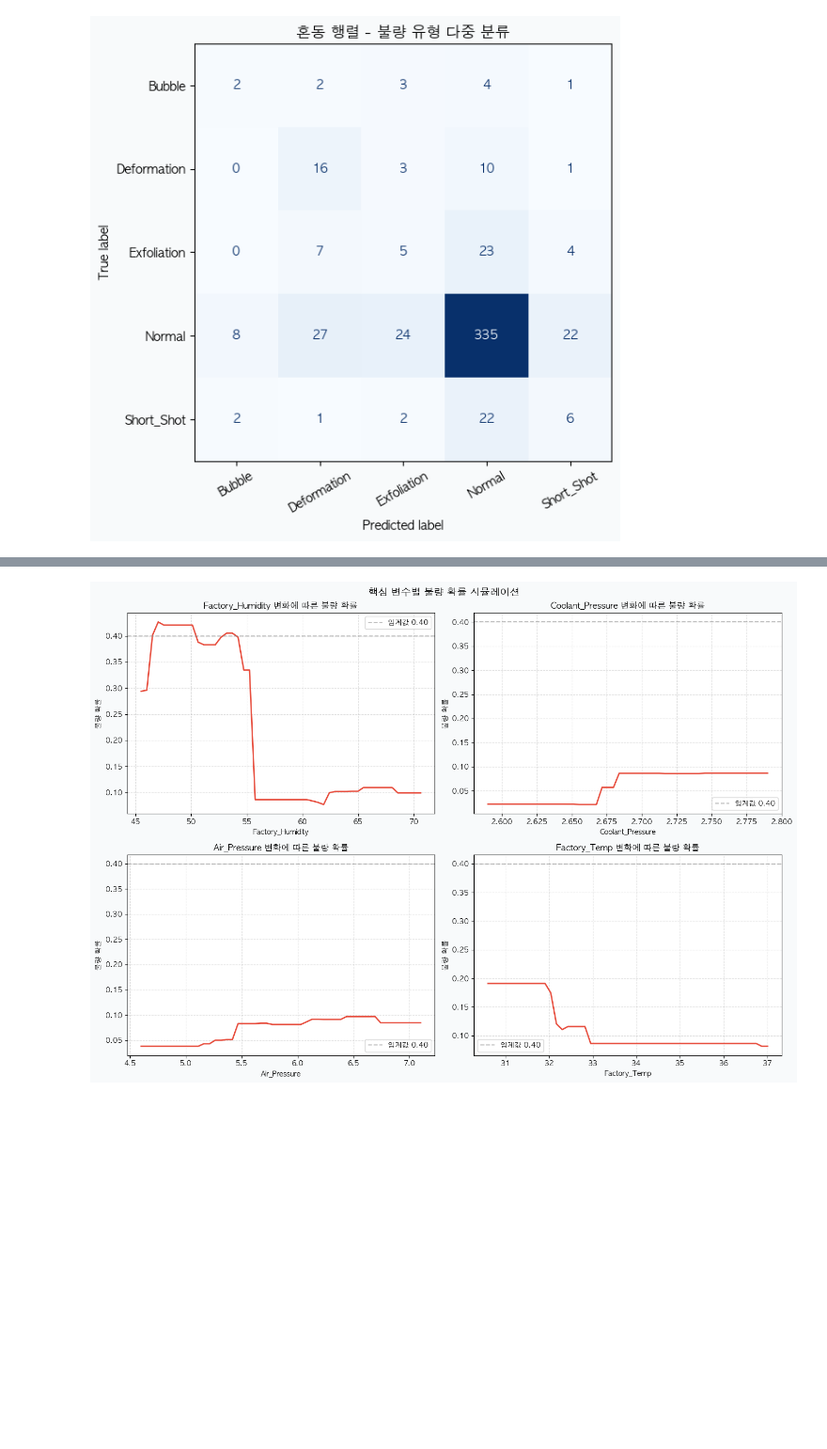
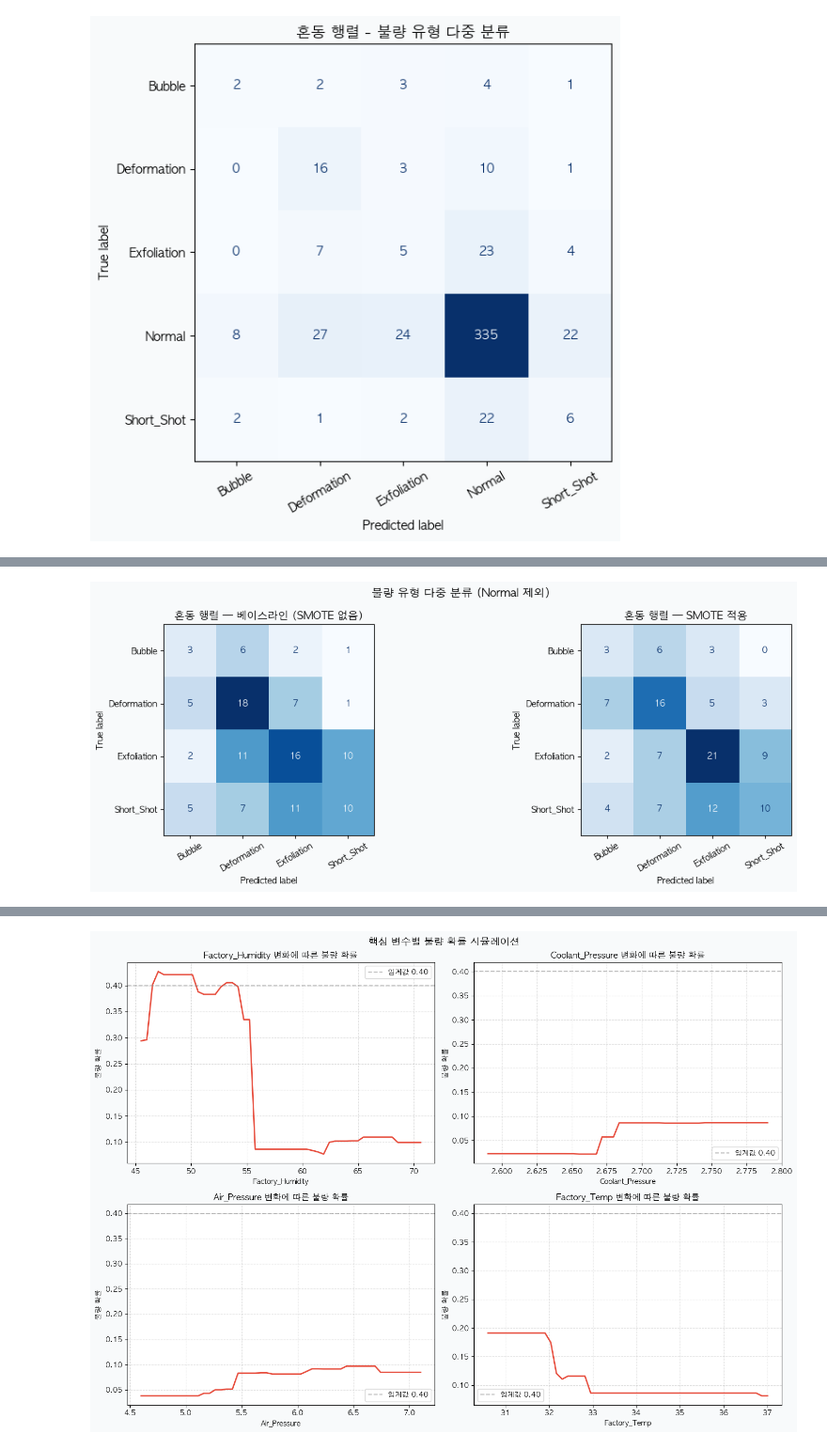
Before and after one commit to heeso0908/hotsix, a Jupyter notebook: notebooks/지소윤/모델링.ipynb, the cells around one changed output, grey strips where cells are left out. Shown at 94% size. Drawn from its saved outputs; the diff is of its cells as text; code cells hidden in the pictures; blank space fills up the shorter version.

```diff
--- a/notebooks/지소윤/모델링.ipynb
+++ b/notebooks/지소윤/모델링.ipynb
@@ -740,0 +743,80 @@ weighted avg     0.7092    0.6868    0.6957       530
+# %%
+# =======================================================
+# STEP 9-1. Normal 제외 — 불량 유형끼리만 분류
+#
+# STEP 9에서 다중 분류 성능이 낮았던 원인 진단:
+# - Normal이 압도적으로 많아(2075건) 모델이 Normal에 편향
+# - 진짜 관심사는 "어떤 불량인가" → Normal 제외 후 재시도
+# =======================================================
+
+from imblearn.over_sampling import SMOTE
+
+# Normal 제외, 불량 샘플만
+type1_defect = type1_multi[type1_multi['Defect_Type'] != 'Normal'].reset_index(drop=True)
+
+X_def = type1_defect[FEATURES].copy()
+y_def = type1_defect['Defect_Type'].copy()
+
+print("[ 클래스 분포 (Normal 제외) ]")
+print(y_def.value_counts())
+print(f"\n전체 샘플: {len(y_def)}건")
+
+# Train/Test Split
+X_tr_d, X_te_d, y_tr_d, y_te_d = train_test_split(
+    X_def, y_def, test_size=0.2, stratify=y_def, random_state=SEED)
+print(f"훈련셋: {X_tr_d.shape[0]}행 / 테스트셋: {X_te_d.shape[0]}행")
+
+# -------------------------------------------
+# 1. SMOTE 없이 베이스라인
+# -------------------------------------------
+lgb_def = lgb.LGBMClassifier(
+    n_estimators=300, learning_rate=0.01, num_leaves=63,
+    subsample=0.7, class_weight='balanced',
+    random_state=SEED, verbose=-1
+)
+lgb_def.fit(X_tr_d, y_tr_d)
+y_pred_def = lgb_def.predict(X_te_d)
+
+print("\n[ 베이스라인 (SMOTE 없음) ]")
+print(classification_report(y_te_d, y_pred_def, digits=4))
+
+# -------------------------------------------
+# 2. SMOTE 적용
+# -------------------------------------------
+smote_def = SMOTE(random_state=SEED, k_neighbors=3)
+X_tr_d_sm, y_tr_d_sm = smote_def.fit_resample(X_tr_d, y_tr_d)
+
+print("[ SMOTE 후 클래스 분포 ]")
+print(pd.Series(y_tr_d_sm).value_counts())
+
+lgb_def_sm = lgb.LGBMClassifier(
+    n_estimators=300, learning_rate=0.01, num_leaves=63,
+    subsample=0.7, class_weight='balanced',
+    random_state=SEED, verbose=-1
+)
+lgb_def_sm.fit(X_tr_d_sm, y_tr_d_sm)
+y_pred_def_sm = lgb_def_sm.predict(X_te_d)
+
+print("\n[ SMOTE 적용 후 ]")
+print(classification_report(y_te_d, y_pred_def_sm, digits=4))
+
+# -------------------------------------------
+# 혼동 행렬
+# -------------------------------------------
+labels_def = sorted(y_def.unique())
+fig, axes = plt.subplots(1, 2, figsize=(14, 5), facecolor='#F8FAFB')
+
+for ax, y_pred_plot, title in zip(
+    axes,
+    [y_pred_def, y_pred_def_sm],
+    ['베이스라인 (SMOTE 없음)', 'SMOTE 적용']
+):
+    cm_def = confusion_matrix(y_te_d, y_pred_plot, labels=labels_def)
+    ConfusionMatrixDisplay(cm_def, display_labels=labels_def).plot(
+        ax=ax, colorbar=False, cmap='Blues', xticks_rotation=30)
+    ax.set_title(f'혼동 행렬 — {title}', fontweight='bold')
+
+plt.suptitle('불량 유형 다중 분류 (Normal 제외)', fontsize=13, fontweight='bold')
+plt.tight_layout()
+plt.show()
+# %% [output]
@@ -740,0 +840 @@ weighted avg     0.7092    0.6868    0.6957       530
+[figure, added]
```
Also changed, not shown: parts of 3 cells of this notebook, 14 other files.
